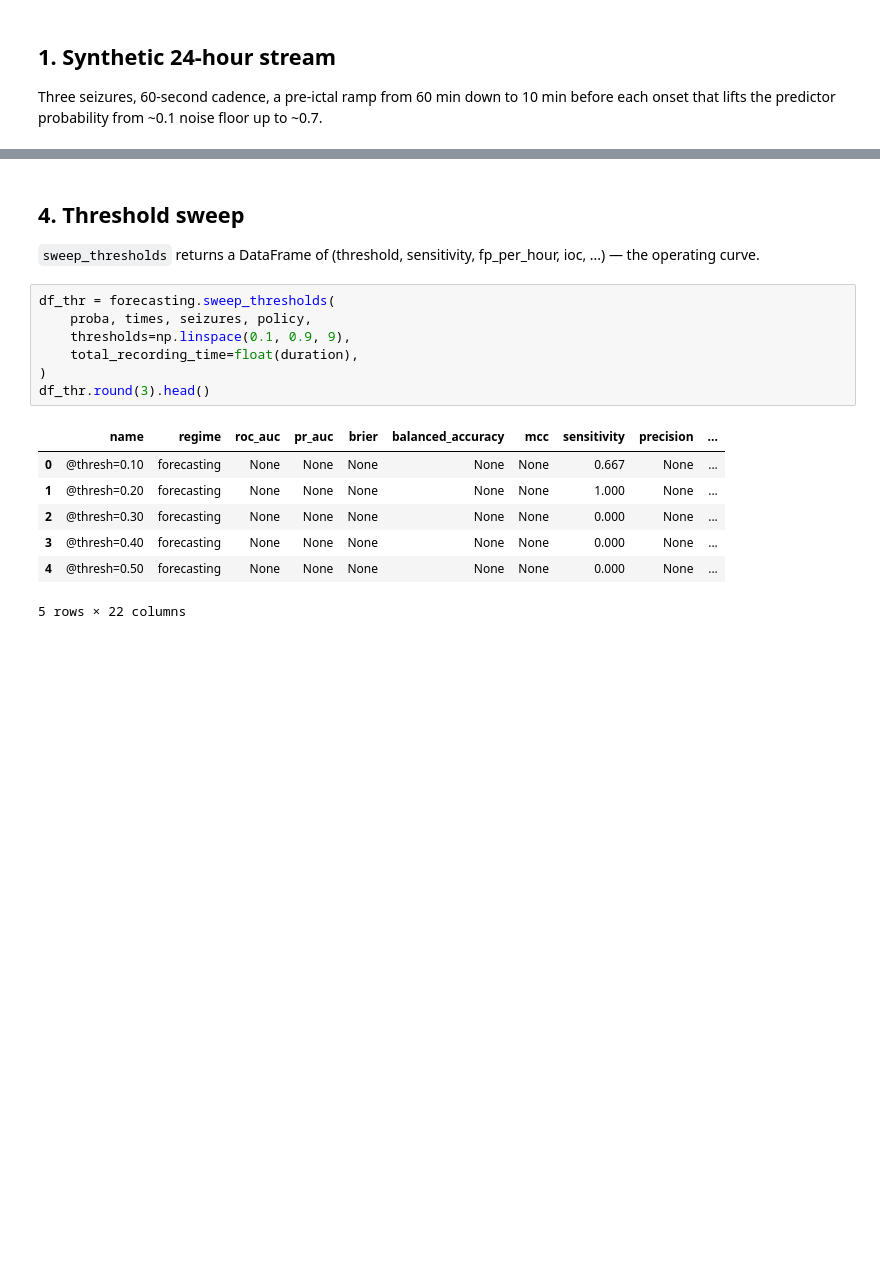
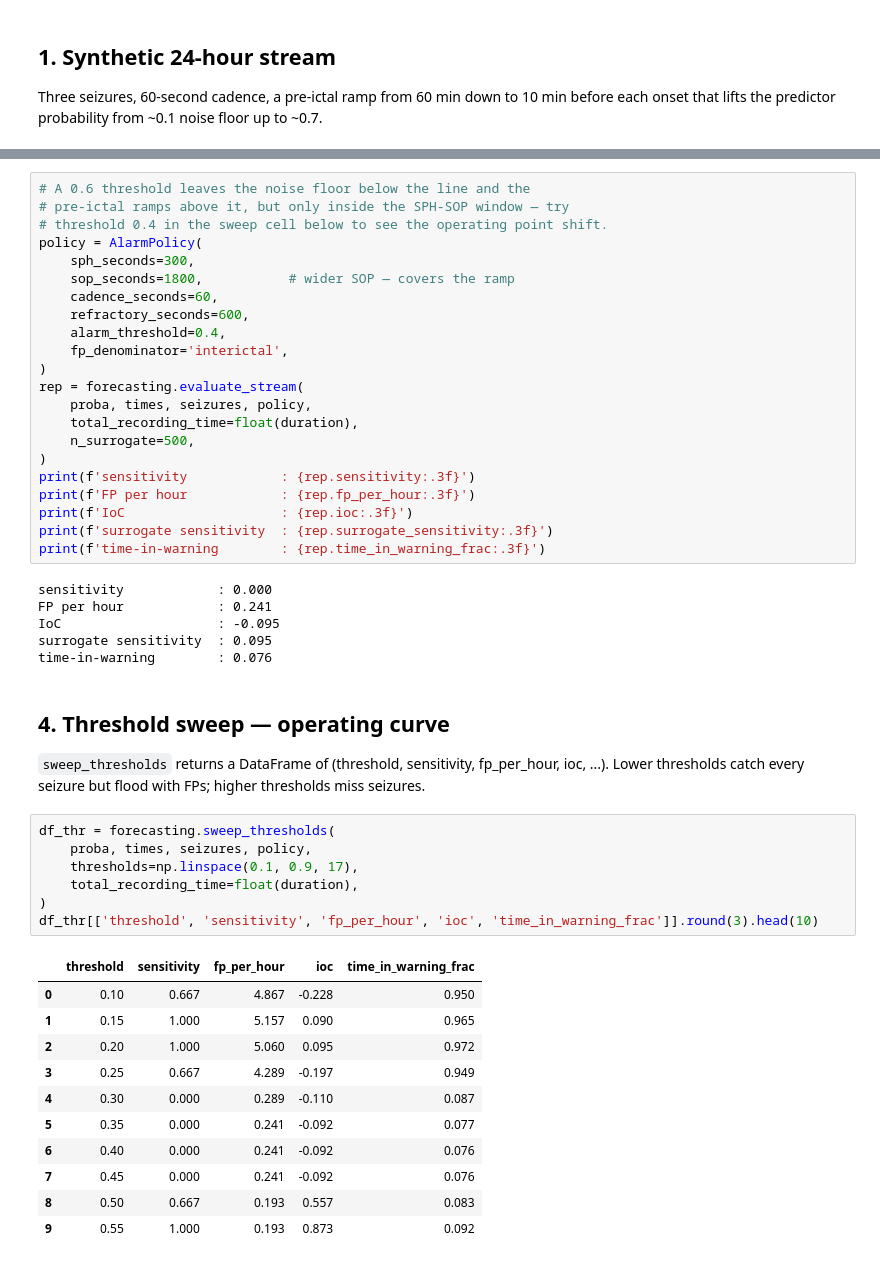
Before and after one commit to scitex-ai/scitex-seizure-metrics, a Jupyter notebook: examples/02_forecasting_quick_start.ipynb, the cells around one changed output, grey strips where cells are left out. Cells and saved outputs as stored; diff of their text form; blank space fills up the shorter version.

```diff
--- a/examples/02_forecasting_quick_start.ipynb
+++ b/examples/02_forecasting_quick_start.ipynb
@@ -90,19 +77,51 @@ beats chance (alarm)   : n/a
+# %%
+# A 0.6 threshold leaves the noise floor below the line and the
+# pre-ictal ramps above it, but only inside the SPH-SOP window — try
+# threshold 0.4 in the sweep cell below to see the operating point shift.
+policy = AlarmPolicy(
+    sph_seconds=300,
+    sop_seconds=1800,           # wider SOP — covers the ramp
+    cadence_seconds=60,
+    refractory_seconds=600,
+    alarm_threshold=0.4,
+    fp_denominator='interictal',
+)
+rep = forecasting.evaluate_stream(
+    proba, times, seizures, policy,
+    total_recording_time=float(duration),
+    n_surrogate=500,
+)
+print(f'sensitivity            : {rep.sensitivity:.3f}')
+print(f'FP per hour            : {rep.fp_per_hour:.3f}')
+print(f'IoC                    : {rep.ioc:.3f}')
+print(f'surrogate sensitivity  : {rep.surrogate_sensitivity:.3f}')
+print(f'time-in-warning        : {rep.time_in_warning_frac:.3f}')
+# %% [output]
+sensitivity            : 0.000
+FP per hour            : 0.241
+IoC                    : -0.095
+surrogate sensitivity  : 0.095
+time-in-warning        : 0.076
 # %% [markdown]
-## 4. Threshold sweep
+## 4. Threshold sweep — operating curve
 
-`sweep_thresholds` returns a DataFrame of (threshold, sensitivity, fp_per_hour, ioc, ...) — the operating curve.
+`sweep_thresholds` returns a DataFrame of (threshold, sensitivity, fp_per_hour, ioc, ...). Lower thresholds catch every seizure but flood with FPs; higher thresholds miss seizures.
 # %%
 df_thr = forecasting.sweep_thresholds(
     proba, times, seizures, policy,
-    thresholds=np.linspace(0.1, 0.9, 9),
+    thresholds=np.linspace(0.1, 0.9, 17),
     total_recording_time=float(duration),
 )
-df_thr.round(3).head()
+df_thr[['threshold', 'sensitivity', 'fp_per_hour', 'ioc', 'time_in_warning_frac']].round(3).head(10)
 # %% [output]
-|  | name | regime | roc_auc | pr_auc | brier | balanced_accuracy | mcc | sensitivity | precision | ... |
-| 0 | @thresh=0.10 | forecasting | None | None | None | None | None | 0.667 | None | ... |
-| 1 | @thresh=0.20 | forecasting | None | None | None | None | None | 1.000 | None | ... |
-| 2 | @thresh=0.30 | forecasting | None | None | None | None | None | 0.000 | None | ... |
-| 3 | @thresh=0.40 | forecasting | None | None | None | None | None | 0.000 | None | ... |
-| 4 | @thresh=0.50 | forecasting | None | None | None | None | None | 0.000 | None | ... |
+|  | threshold | sensitivity | fp_per_hour | ioc | time_in_warning_frac |
+| 0 | 0.10 | 0.667 | 4.867 | -0.228 | 0.950 |
+| 1 | 0.15 | 1.000 | 5.157 | 0.090 | 0.965 |
+| 2 | 0.20 | 1.000 | 5.060 | 0.095 | 0.972 |
+| 3 | 0.25 | 0.667 | 4.289 | -0.197 | 0.949 |
+| 4 | 0.30 | 0.000 | 0.289 | -0.110 | 0.087 |
+| 5 | 0.35 | 0.000 | 0.241 | -0.092 | 0.077 |
+| 6 | 0.40 | 0.000 | 0.241 | -0.092 | 0.076 |
+| 7 | 0.45 | 0.000 | 0.241 | -0.092 | 0.076 |
+| 8 | 0.50 | 0.667 | 0.193 | 0.557 | 0.083 |
+| 9 | 0.55 | 1.000 | 0.193 | 0.873 | 0.092 |
-5 rows × 22 columns
```
Also changed, not shown: parts of 18 cells of this notebook, 7 other files.
